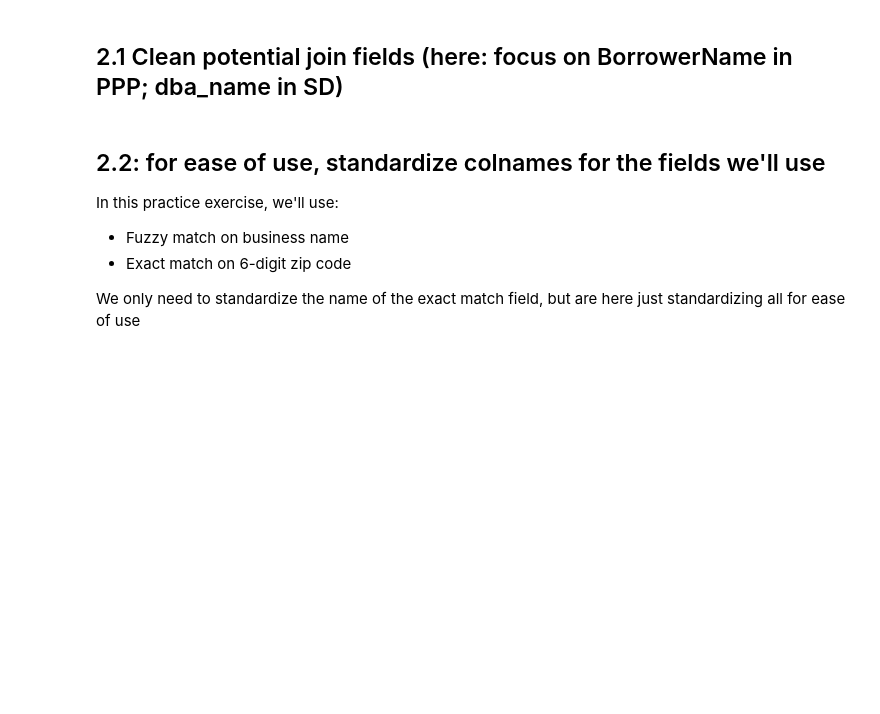
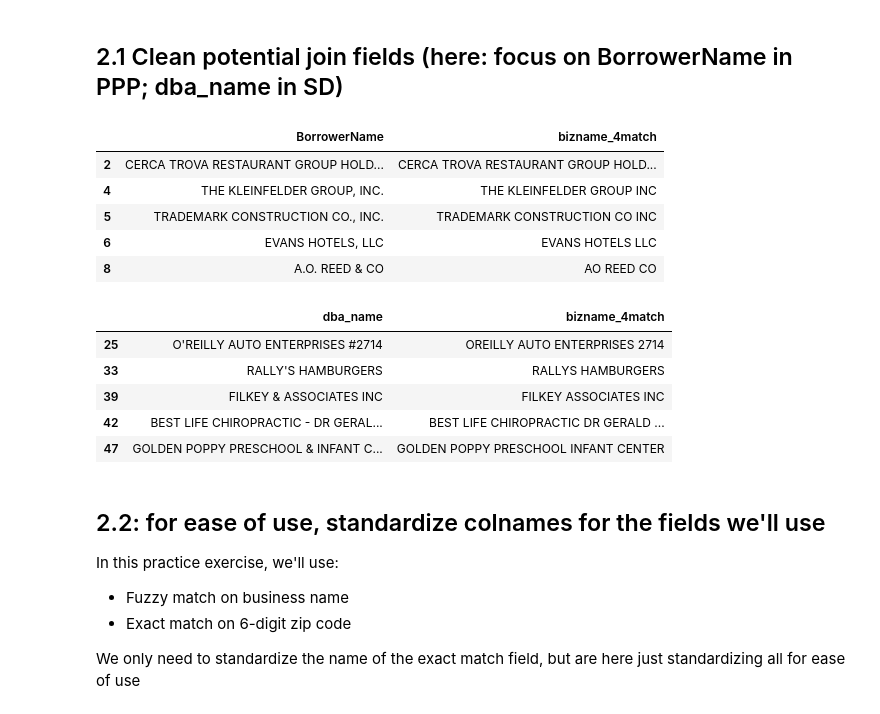
Before and after one commit to rebeccajohnson88/qss20_slides_activities, a Jupyter notebook: activities/w22_activities/solutions/05_merging_fuzzy_codeexample.ipynb, the cells around one changed output. Drawn from its saved outputs; the diff is of its cells as text; code cells hidden in the pictures; blank space fills up the shorter version.

```diff
--- a/activities/w22_activities/solutions/05_merging_fuzzy_codeexample.ipynb
+++ b/activities/w22_activities/solutions/05_merging_fuzzy_codeexample.ipynb
@@ -202,13 +285,28 @@ Here, we'll focus on
 ## 2.1 Clean potential join fields (here: focus on BorrowerName in PPP; dba_name in SD)
 # %%
 ## clean name similarly to how we did before
-ppp['bizname_4match'] = [re.sub(r"[^\w\s]", "", one_n) for one_n in ppp.BorrowerName]
+ppp['bizname_4match'] = [re.sub(r"[^\w\s]", "", one_n)
+                         for one_n in ppp.BorrowerName]
 ppp.loc[ppp.bizname_4match != ppp.BorrowerName,
        ['BorrowerName', 'bizname_4match']].head()
 
-sd['bizname_4match'] = [re.sub(r"[^\w\s]", "", one_n) for one_n in sd.dba_name]
+sd['bizname_4match'] = [re.sub(r"[^\w\s]", "", one_n)
+                        for one_n in sd.dba_name]
 sd.loc[sd.bizname_4match != sd.dba_name,
        ['dba_name', 'bizname_4match']].head()
+# %% [output]
+|  | BorrowerName | bizname_4match |
+| 2 | CERCA TROVA RESTAURANT GROUP HOLD... | CERCA TROVA RESTAURANT GROUP HOLD... |
+| 4 | THE KLEINFELDER GROUP, INC. | THE KLEINFELDER GROUP INC |
+| 5 | TRADEMARK CONSTRUCTION CO., INC. | TRADEMARK CONSTRUCTION CO INC |
+| 6 | EVANS HOTELS, LLC | EVANS HOTELS LLC |
+| 8 | A.O. REED & CO | AO REED CO |
+|  | dba_name | bizname_4match |
+| 25 | O'REILLY AUTO ENTERPRISES #2714 | OREILLY AUTO ENTERPRISES 2714 |
+| 33 | RALLY'S HAMBURGERS | RALLYS HAMBURGERS |
+| 39 | FILKEY & ASSOCIATES INC | FILKEY ASSOCIATES INC |
+| 42 | BEST LIFE CHIROPRACTIC - DR GERAL... | BEST LIFE CHIROPRACTIC DR GERALD ... |
+| 47 | GOLDEN POPPY PRESCHOOL & INFANT C... | GOLDEN POPPY PRESCHOOL INFANT CENTER |
 # %% [markdown]
 ## 2.2: for ease of use, standardize colnames for the fields we'll use
 
```
Also changed, not shown: parts of 19 cells of this notebook, 1 other file.
